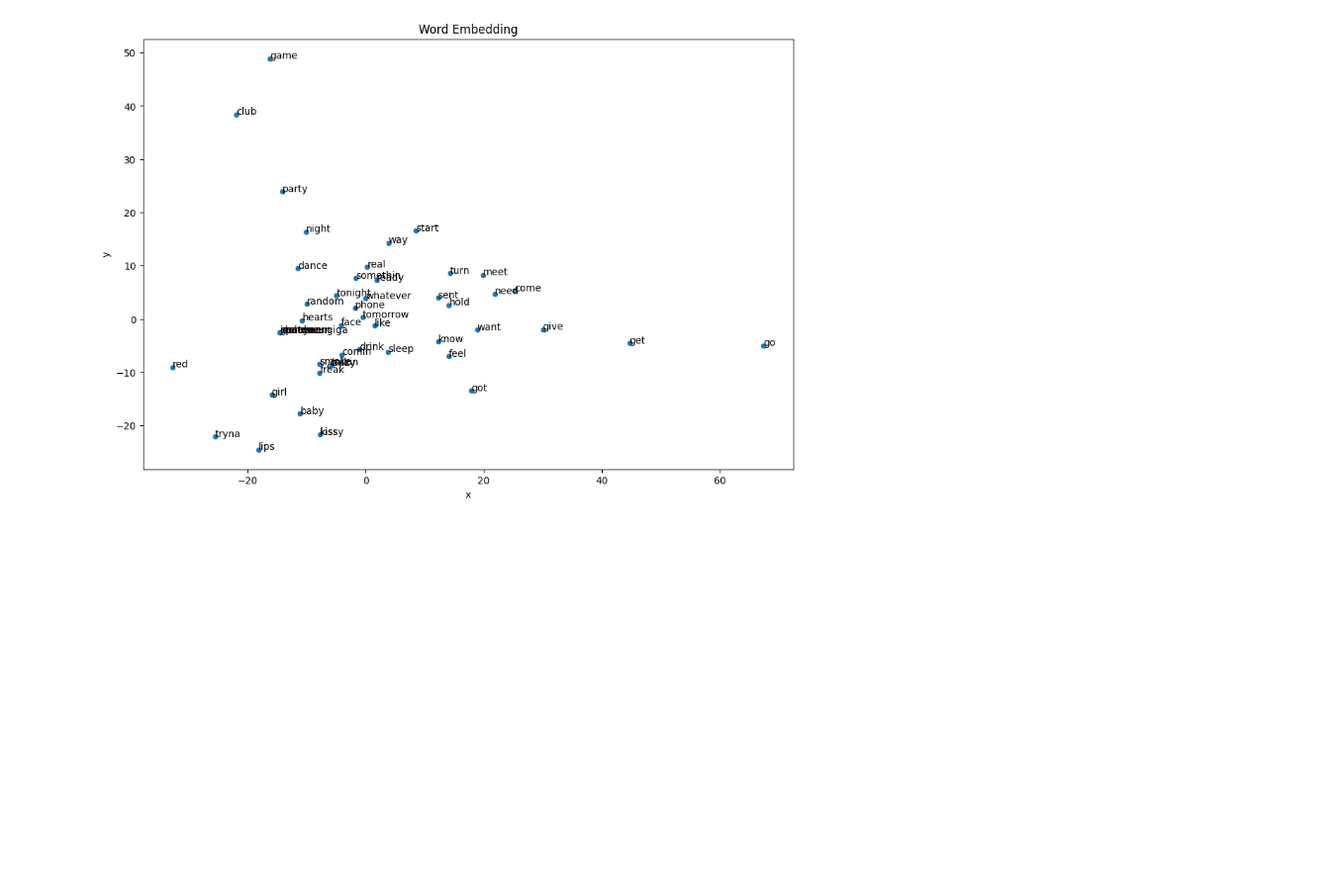
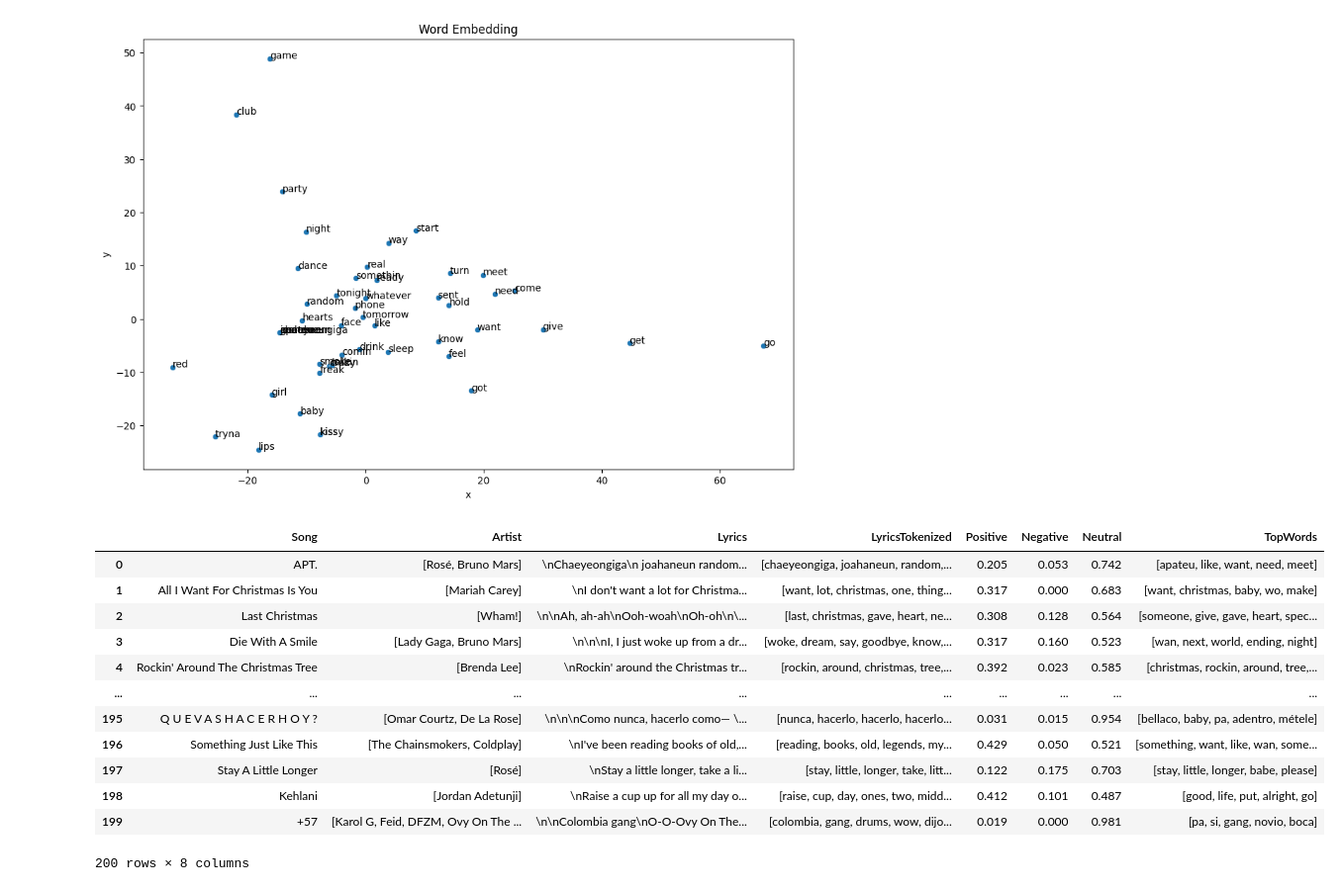
Before and after one commit to enriquealarcon01/Projet-Python, a Jupyter notebook: data_retrieve.ipynb, the cells around one changed output. Shown at 99% size. Cells and saved outputs as stored; diff of their text form; code cells hidden in the pictures; blank space fills up the shorter version.

```diff
--- a/data_retrieve.ipynb
+++ b/data_retrieve.ipynb
@@ -491,3 +443,22 @@ plt.ylabel('y')
 plt.show()
 # %% [output]
 [figure]
+# %%
+# For each song, put the five most common words in a list and add them to the dataframe
+dataframe['TopWords'] = dataframe['LyricsTokenized'].apply(lambda x: [word for word, count in Counter(x).most_common(5)])
+
+dataframe
+# %% [output]
+|  | Song | Artist | Lyrics | LyricsTokenized | Positive | Negative | Neutral | TopWords |
+| 0 | APT. | [Rosé, Bruno Mars] | \nChaeyeongiga\n joahaneun random... | [chaeyeongiga, joahaneun, random,... | 0.205 | 0.053 | 0.742 | [apateu, like, want, need, meet] |
+| 1 | All I Want For Christmas Is You | [Mariah Carey] | \nI don't want a lot for Christma... | [want, lot, christmas, one, thing... | 0.317 | 0.000 | 0.683 | [want, christmas, baby, wo, make] |
+| 2 | Last Christmas | [Wham!] | \n\nAh, ah-ah\nOoh-woah\nOh-oh\n\... | [last, christmas, gave, heart, ne... | 0.308 | 0.128 | 0.564 | [someone, give, gave, heart, spec... |
+| 3 | Die With A Smile | [Lady Gaga, Bruno Mars] | \n\n\nI, I just woke up from a dr... | [woke, dream, say, goodbye, know,... | 0.317 | 0.160 | 0.523 | [wan, next, world, ending, night] |
+| 4 | Rockin' Around The Christmas Tree | [Brenda Lee] | \nRockin' around the Christmas tr... | [rockin, around, christmas, tree,... | 0.392 | 0.023 | 0.585 | [christmas, rockin, around, tree,... |
+| ... | ... | ... | ... | ... | ... | ... | ... | ... |
+| 195 | Q U E V A S H A C E R H O Y ? | [Omar Courtz, De La Rose] | \n\n\nComo nunca, hacerlo como— \... | [nunca, hacerlo, hacerlo, hacerlo... | 0.031 | 0.015 | 0.954 | [bellaco, baby, pa, adentro, métele] |
+| 196 | Something Just Like This | [The Chainsmokers, Coldplay] | \nI've been reading books of old,... | [reading, books, old, legends, my... | 0.429 | 0.050 | 0.521 | [something, want, like, wan, some... |
+| 197 | Stay A Little Longer | [Rosé] | \nStay a little longer, take a li... | [stay, little, longer, take, litt... | 0.122 | 0.175 | 0.703 | [stay, little, longer, babe, please] |
+| 198 | Kehlani | [Jordan Adetunji] | \nRaise a cup up for all my day o... | [raise, cup, day, ones, two, midd... | 0.412 | 0.101 | 0.487 | [good, life, put, alright, go] |
+| 199 | +57 | [Karol G, Feid, DFZM, Ovy On The ... | \n\nColombia gang\nO-O-Ovy On The... | [colombia, gang, drums, wow, dijo... | 0.019 | 0.000 | 0.981 | [pa, si, gang, novio, boca] |
+200 rows × 8 columns
```
Also changed, not shown: parts of 6 cells of this notebook, 2 other files.
